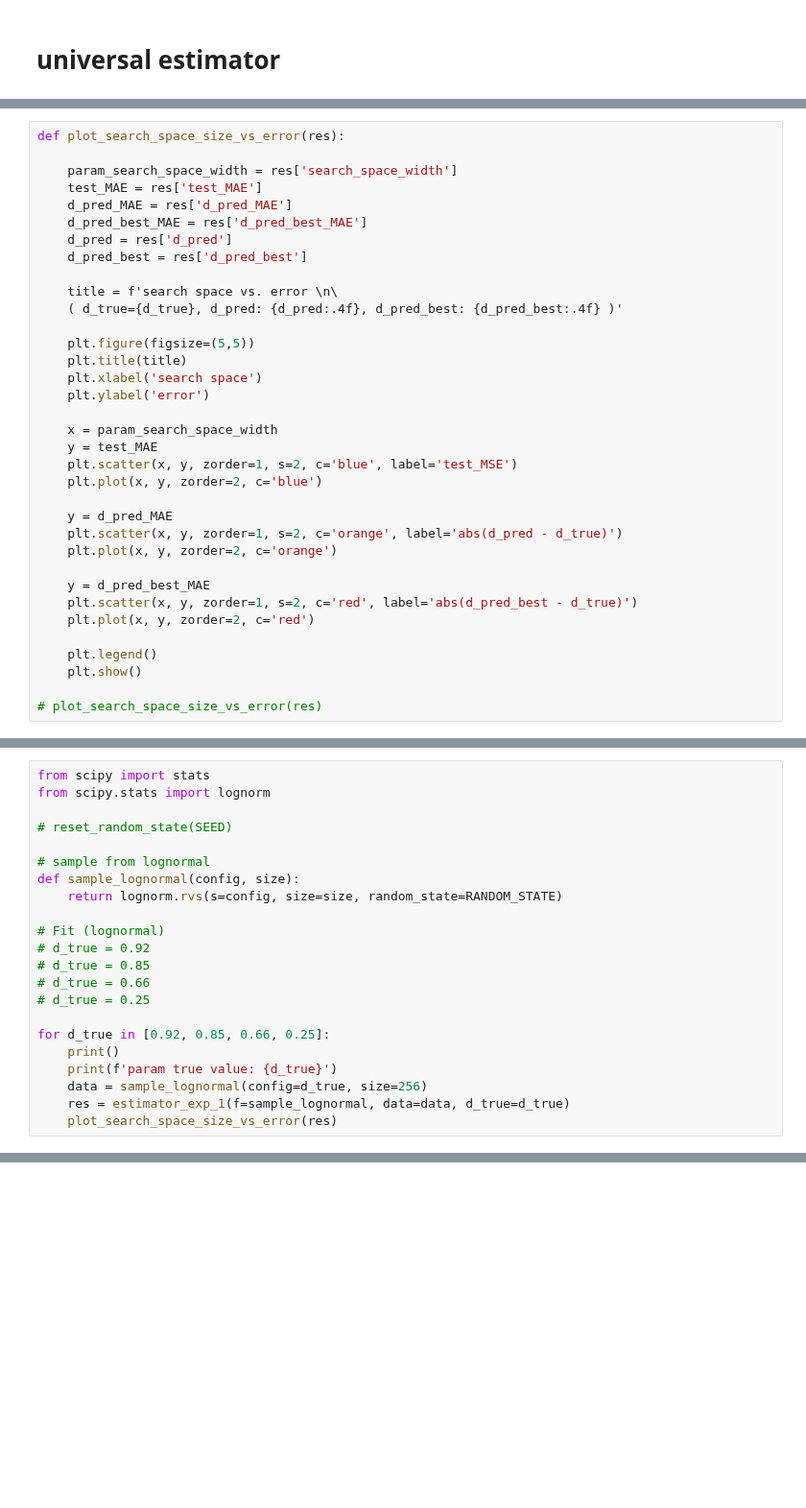
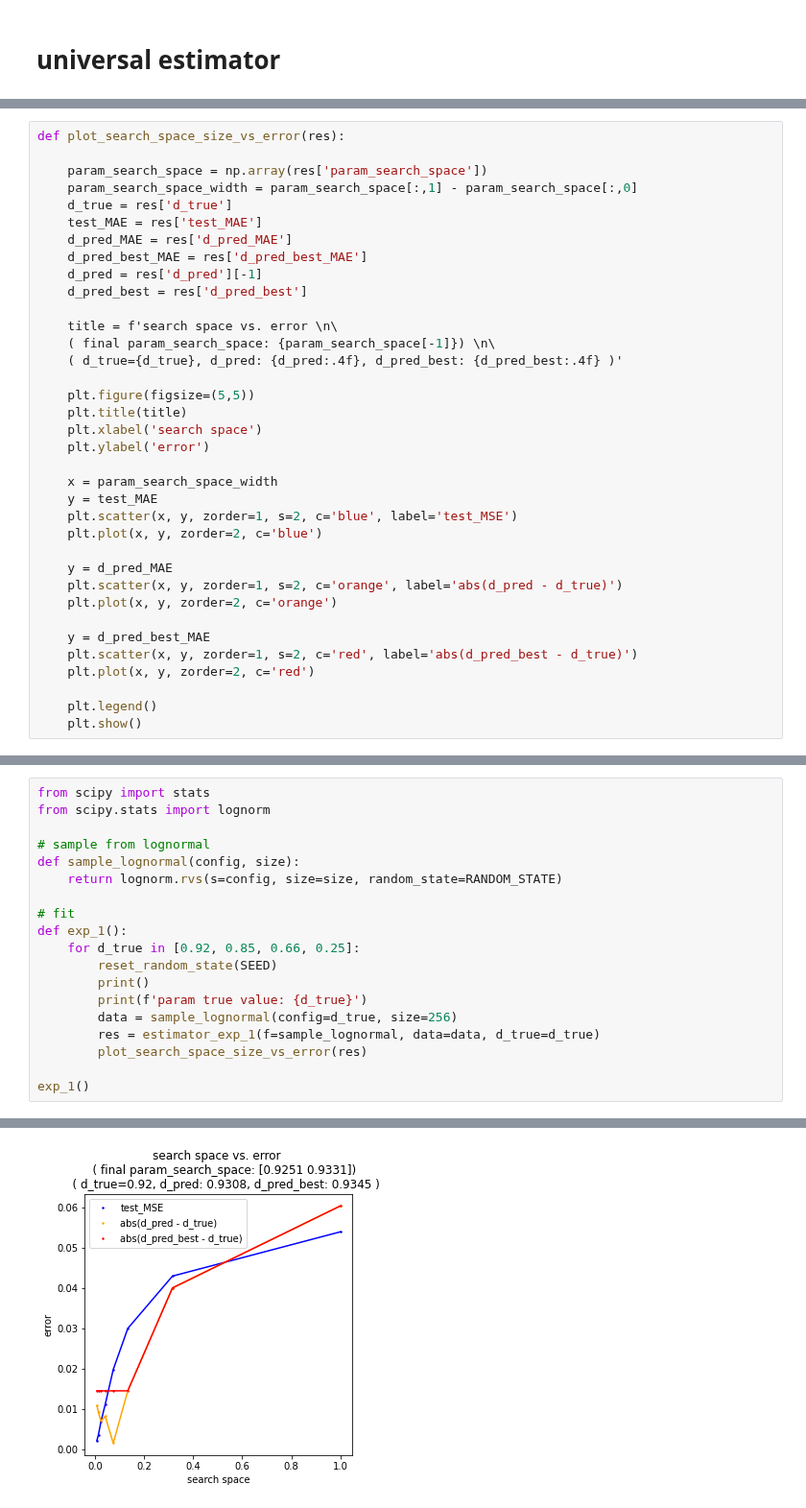
Before and after one commit to yossi-cohen/preferential-attachment, a Jupyter notebook: notebooks/universal-estimator.ipynb, the cells around one changed output, grey strips where cells are left out. Shown at 96% size. Saved outputs shown, nothing was run; the diff lists cells and outputs as text; blank space fills up the shorter version.

```diff
--- a/notebooks/universal-estimator.ipynb
+++ b/notebooks/universal-estimator.ipynb
@@ -190,14 +208,17 @@ def estimator_exp_1(f, data, d_true,
 # %%
 def plot_search_space_size_vs_error(res):
 
-    param_search_space_width = res['search_space_width']
+    param_search_space = np.array(res['param_search_space'])
+    param_search_space_width = param_search_space[:,1] - param_search_space[:,0]
+    d_true = res['d_true']
     test_MAE = res['test_MAE']
     d_pred_MAE = res['d_pred_MAE']
     d_pred_best_MAE = res['d_pred_best_MAE']
-    d_pred = res['d_pred']
+    d_pred = res['d_pred'][-1]
     d_pred_best = res['d_pred_best']
 
     title = f'search space vs. error \n\
+    ( final param_search_space: {param_search_space[-1]}) \n\
     ( d_true={d_true}, d_pred: {d_pred:.4f}, d_pred_best: {d_pred_best:.4f} )'
 
     plt.figure(figsize=(5,5))
@@ -220,6 +241,4 @@ def plot_search_space_size_vs_error(res):
 
     plt.legend()
     plt.show()
-
-# plot_search_space_size_vs_error(res)
 # %% [markdown]
@@ -227,25 +246,22 @@ def plot_search_space_size_vs_error(res):
 # %%
 from scipy import stats
 from scipy.stats import lognorm
-
-# reset_random_state(SEED)
 
 # sample from lognormal
 def sample_lognormal(config, size):
     return lognorm.rvs(s=config, size=size, random_state=RANDOM_STATE)
 
-# Fit (lognormal)
-# d_true = 0.92
-# d_true = 0.85
-# d_true = 0.66
-# d_true = 0.25
+# fit
+def exp_1():
+    for d_true in [0.92, 0.85, 0.66, 0.25]:
+        reset_random_state(SEED)
+        print()
+        print(f'param true value: {d_true}')
+        data = sample_lognormal(config=d_true, size=256)
+        res = estimator_exp_1(f=sample_lognormal, data=data, d_true=d_true)
+        plot_search_space_size_vs_error(res)
 
-for d_true in [0.92, 0.85, 0.66, 0.25]:
-    print()
-    print(f'param true value: {d_true}')
-    data = sample_lognormal(config=d_true, size=256)
-    res = estimator_exp_1(f=sample_lognormal, data=data, d_true=d_true)
-    plot_search_space_size_vs_error(res)
+exp_1()
 # %% [output]
 param true value: 0.92
 
@@ -266,0 +283 @@ fitting dnn model ...
+[figure, added]
```
Also changed, not shown: parts of 9 cells of this notebook.
